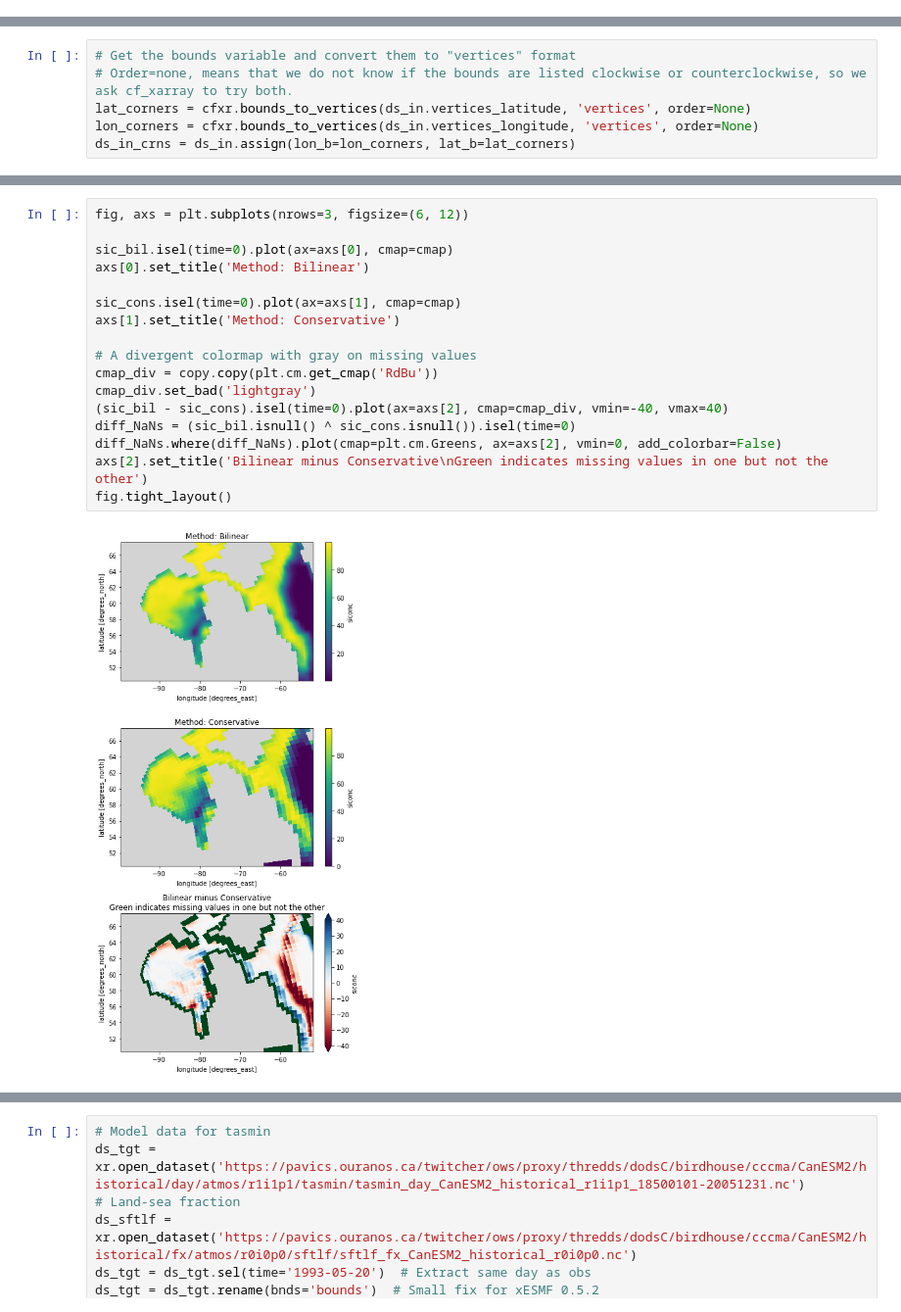
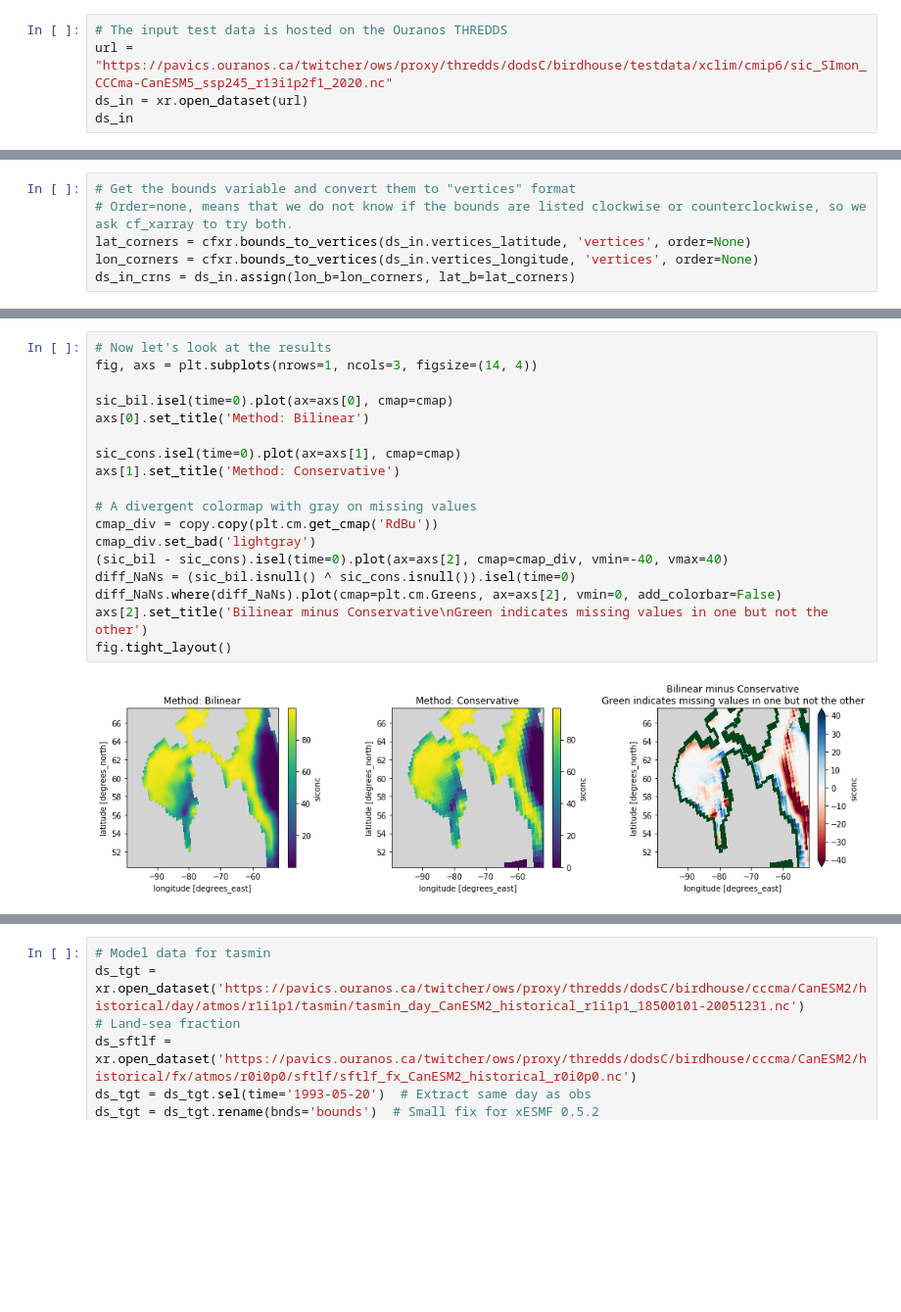
Before and after one commit to Ouranosinc/pavics-sdi, a Jupyter notebook: docs/source/notebooks/regridding.ipynb, the cells around one changed output, grey strips where cells are left out. Shown at 98% size. Drawn from its saved outputs; the diff is of its cells as text; blank space fills up the shorter version.

```diff
--- a/docs/source/notebooks/regridding.ipynb
+++ b/docs/source/notebooks/regridding.ipynb
@@ -51,0 +31,5 @@ Data variables:
+# %%
+# The input test data is hosted on the Ouranos THREDDS
+url = "https://pavics.ouranos.ca/twitcher/ows/proxy/thredds/dodsC/birdhouse/testdata/xclim/cmip6/sic_SImon_CCCma-CanESM5_ssp245_r13i1p2f1_2020.nc"
+ds_in = xr.open_dataset(url)
+ds_in
@@ -227,20 +210,21 @@ Wall time: 5.77 s
 # %%
-fig, axs = plt.subplots(nrows=3, figsize=(6, 12))
+# Now let's look at the results
+fig, axs = plt.subplots(nrows=1, ncols=3, figsize=(14, 4))
 
 sic_bil.isel(time=0).plot(ax=axs[0], cmap=cmap)
 axs[0].set_title('Method: Bilinear')
 
 sic_cons.isel(time=0).plot(ax=axs[1], cmap=cmap)
 axs[1].set_title('Method: Conservative')
 
 # A divergent colormap with gray on missing values
 cmap_div = copy.copy(plt.cm.get_cmap('RdBu'))
 cmap_div.set_bad('lightgray')
 (sic_bil - sic_cons).isel(time=0).plot(ax=axs[2], cmap=cmap_div, vmin=-40, vmax=40)
 diff_NaNs = (sic_bil.isnull() ^ sic_cons.isnull()).isel(time=0)
 diff_NaNs.where(diff_NaNs).plot(cmap=plt.cm.Greens, ax=axs[2], vmin=0, add_colorbar=False)
 axs[2].set_title('Bilinear minus Conservative\nGreen indicates missing values in one but not the other')
 fig.tight_layout()
 # %% [output]
-[figure, old version]
+[figure, new version]
 # %% [markdown]
```
Also changed, not shown: parts of 43 cells of this notebook.
